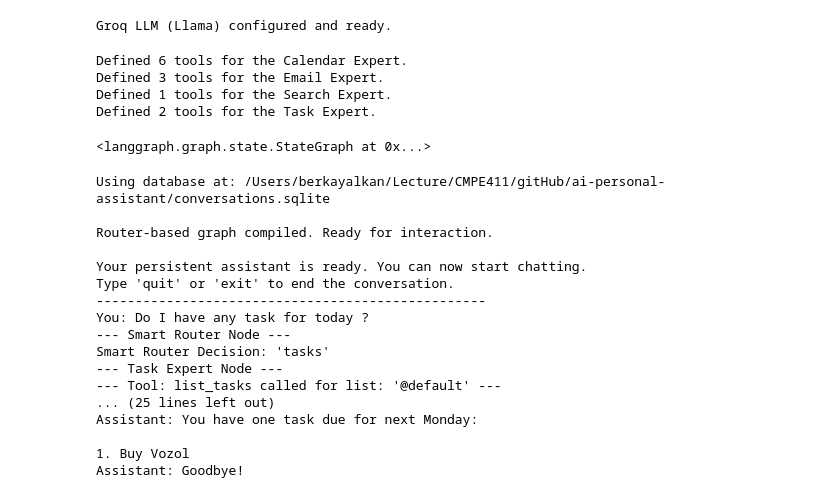
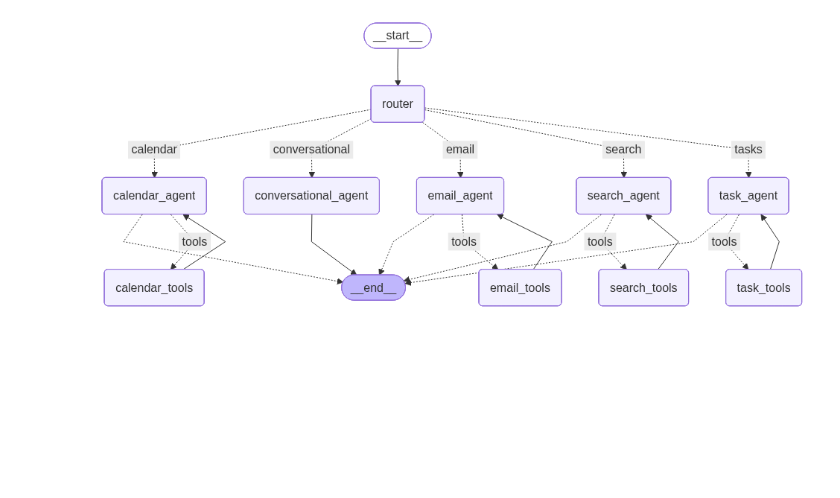
Before and after one commit to berkyalkn/ai-personal-assistant, a Jupyter notebook: assistant.ipynb, the cells around one changed output. Cells and saved outputs as stored; diff of their text form; code cells hidden in the pictures; blank space fills up the shorter version.

```diff
--- a/assistant.ipynb
+++ b/assistant.ipynb
@@ -52,16 +52,14 @@ if not all([groq_api_key, tavily_api_key]):
 
 # For high-quality, reliable, and rule-following responses (the 70b model).
 # Use this for testing complex workflows.
-llm = ChatGroq(model="llama-3.3-70b-versatile", api_key=groq_api_key, temperature=0)
+##llm = ChatGroq(model="llama-3.3-70b-versatile", api_key=groq_api_key, temperature=0)
 
 # For rapid development and simple tests (the 8b model).
 # Note: This model is much faster but may not follow complex instructions as precisely.
-#llm = ChatGroq(model="llama-3.1-8b-instant", api_key=groq_api_key, temperature=0)
+llm = ChatGroq(model="llama-3.1-8b-instant", api_key=groq_api_key, temperature=0)
 
 
 print("Groq LLM (Llama) configured and ready.")
-# %% [output]
-Groq LLM (Llama) configured and ready.
 # %%
 def _get_google_credentials():
     """Gets valid Google API credentials, refreshing if necessary."""
@@ -658,18 +770,12 @@ email_tools = [search_emails, delete_email, archive_email]
 
 search_tools = [tavily_search]
 
-task_tools = [list_tasks, add_task]
-
+task_tools = [list_tasks, add_task, complete_task, update_task, delete_task]
 
 print(f"Defined {len(calendar_tools)} tools for the Calendar Expert.")
 print(f"Defined {len(email_tools)} tools for the Email Expert.")
 print(f"Defined {len(search_tools)} tools for the Search Expert.")
 print(f"Defined {len(task_tools)} tools for the Task Expert.")
-# %% [output]
-Defined 6 tools for the Calendar Expert.
-Defined 3 tools for the Email Expert.
-Defined 1 tools for the Search Expert.
-Defined 2 tools for the Task Expert.
 # %%
 class AgentState(TypedDict):
     messages: Annotated[list, operator.add]
@@ -888,34 +1010,36 @@ workflow.add_node("task_tools", task_tool_node)
 
 workflow.set_entry_point("router")
 
 workflow.add_conditional_edges(
     "router",
     lambda state: state["route"],
     {
         "calendar": "calendar_agent",
         "email": "email_agent",
         "search": "search_agent",
         "tasks": "task_agent",
         "conversational": "conversational_agent"
     }
 )
 
 workflow.add_edge("conversational_agent", END)
 
 
 workflow.add_conditional_edges("calendar_agent", should_call_tools, {"tools": "calendar_tools", END: END})
 workflow.add_edge("calendar_tools", "calendar_agent")
 
 workflow.add_conditional_edges("email_agent", should_call_tools, {"tools": "email_tools", END: END})
 workflow.add_edge("email_tools", "email_agent")
 
 workflow.add_conditional_edges("task_agent", should_call_tools, {"tools": "task_tools", END: END})
 workflow.add_edge("task_tools", "task_agent")
 
 workflow.add_conditional_edges("search_agent", should_call_tools, {"tools": "search_tools", END: END})
 workflow.add_edge("search_tools", "search_agent")
+
+display(Image(app.get_graph().draw_mermaid_png()))
 # %% [output]
-<langgraph.graph.state.StateGraph at 0x...>
+[figure, added]
 # %%
 db_path = os.path.abspath("conversations.sqlite")
 
@@ -926,7 +1050,7 @@ with SqliteSaver.from_conn_string(db_path) as memory:
     app = workflow.compile(checkpointer=memory)
     print("\nRouter-based graph compiled. Ready for interaction.")
 
-    config = {"configurable": {"thread_id": "berky_alkn29"}}
+    config = {"configurable": {"thread_id": "berky_alkn33"}}
     print("\nYour persistent assistant is ready. You can now start chatting.")
     print("Type 'quit' or 'exit' to end the conversation.")
     print("-" * 50)
@@ -952,21 +1076,3 @@ with SqliteSaver.from_conn_string(db_path) as memory:
             print(f"\n--- An Error Occurred ---")
             print(f"Error: {e}")
             print("Please try again.")
-# %% [output]
-Using database at: /Users/berkayalkan/Lecture/CMPE411/gitHub/ai-personal-assistant/conversations.sqlite
-
-Router-based graph compiled. Ready for interaction.
-
-Your persistent assistant is ready. You can now start chatting.
-Type 'quit' or 'exit' to end the conversation.
---------------------------------------------------
-You: Do I have any task for today ?
---- Smart Router Node ---
-Smart Router Decision: 'tasks'
---- Task Expert Node ---
---- Tool: list_tasks called for list: '@default' ---
-... (25 lines left out)
-Assistant: You have one task due for next Monday:
-
-1. Buy Vozol
-Assistant: Goodbye!
```
Also changed, not shown: parts of 2 cells of this notebook.
